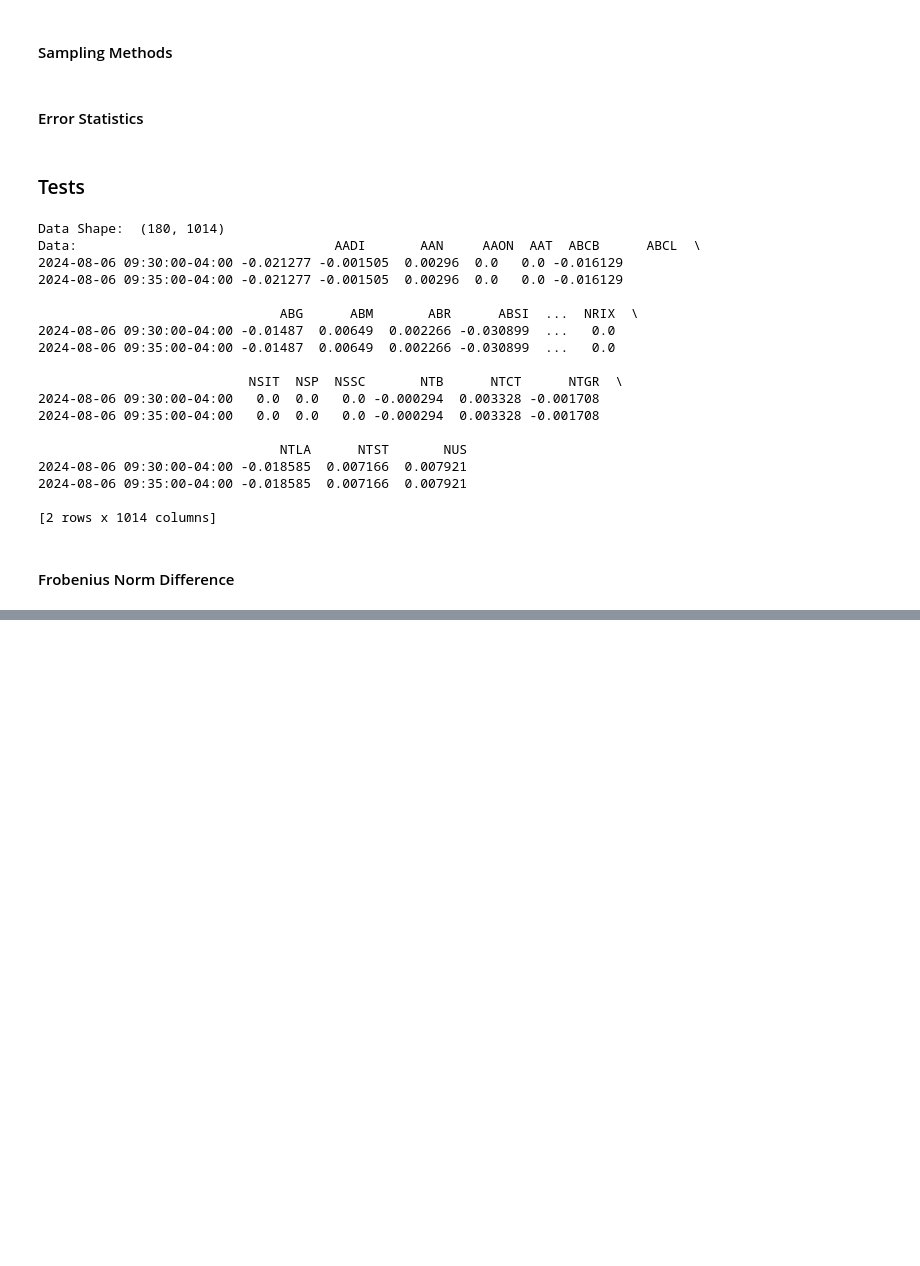
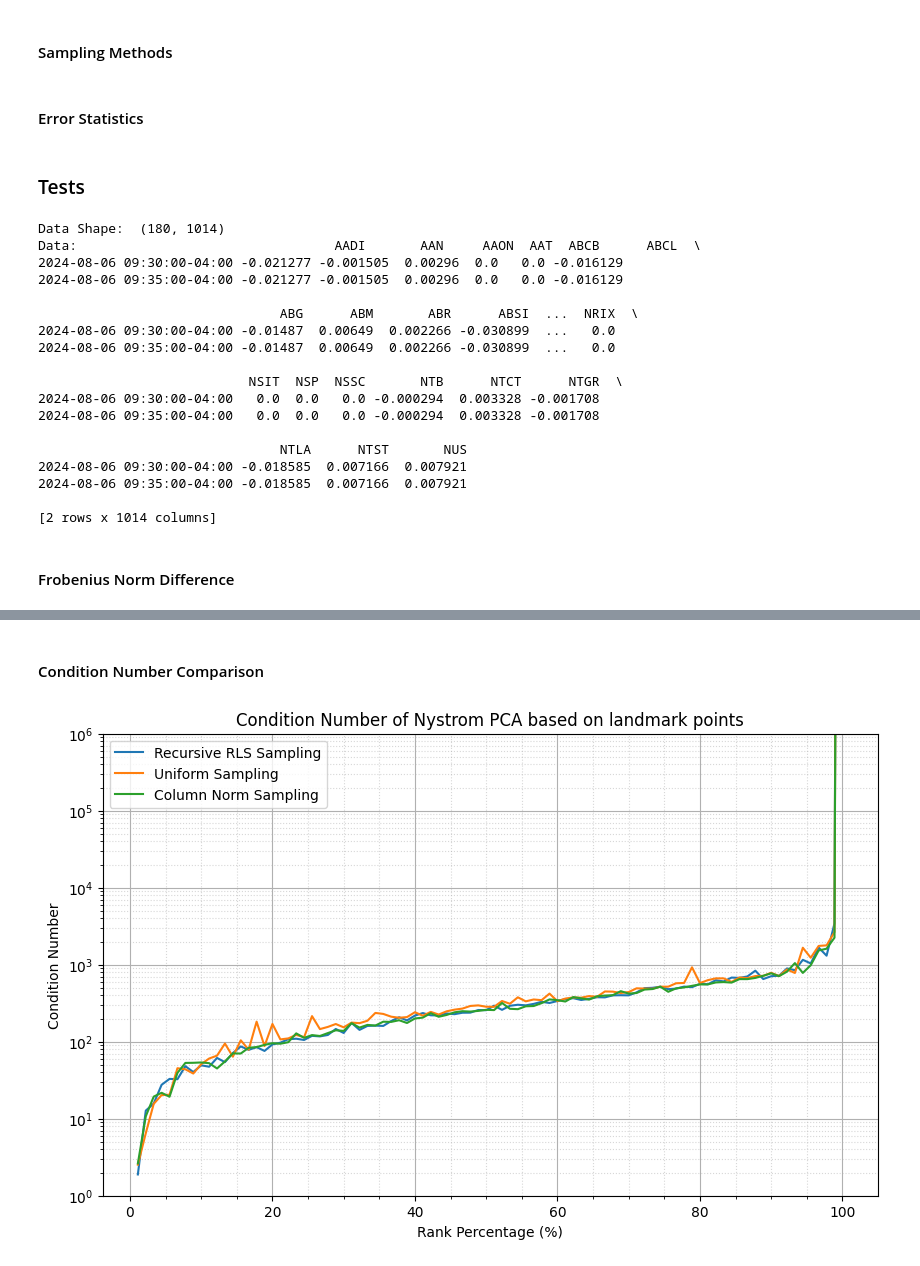
Before and after one commit to arisylafeta/nystrom-finance, a Jupyter notebook: dissertation-final.ipynb, the cells around one changed output, grey strips where cells are left out. Saved outputs shown, nothing was run; the diff lists cells and outputs as text; code cells hidden in the pictures; blank space fills up the shorter version.

```diff
--- a/dissertation-final.ipynb
+++ b/dissertation-final.ipynb
@@ -482,0 +575,77 @@ plot_spectral_differences(ranks, spectral_diffs)
+# %% [markdown]
+#### Condition Number Comparison
+# %%
+def condition_number_test(X, rank_start=2, rank_end=180, step=2):
+    """
+    Test the condition number of Nystrom PCA for different sampling methods and ranks.
+
+    Parameters:
+    X (numpy.ndarray): The input data matrix.
+    rank_start (int): The starting rank for testing.
+    rank_end (int): The ending rank for testing.
+    step (int): The step size for ranks.
+
+    Returns:
+    numpy.ndarray: Array of ranks tested.
+    dict: Dictionary with sampling methods as keys and lists of condition numbers as values.
+    """
+    n, d = X.shape
+    ranks = np.arange(rank_start, min(rank_end, d, n) + 1, step)
+
+    sampling_methods = {
+        'Recursive RLS Sampling': recursive_rls_sample,
+        'Uniform Sampling': uniform_random_sample,
+        'Column Norm Sampling': column_norm_sample
+    }
+
+    condition_numbers = {method: [] for method in sampling_methods}
+
+    for r in ranks:
+        for method_name, method_func in sampling_methods.items():
+            indices = method_func(X, num_landmarks=r)
+            eigenvalues, eigenvectors = nystrom_pca(X, indices, r)
+
+            # Compute condition number (ratio of largest to smallest eigenvalue)
+            condition_number = np.max(eigenvalues) / np.min(eigenvalues)
+
+            condition_numbers[method_name].append(condition_number)
+
+    return ranks, condition_numbers
+
+def plot_condition_numbers(ranks, condition_numbers):
+    """
+    Plot the condition numbers for different sampling methods against rank percentage.
+
+    Parameters:
+    ranks (numpy.ndarray): The array of ranks tested.
+    condition_numbers (dict): A dictionary with sampling methods as keys and lists of
+                              condition numbers as values.
+    """
+    plt.figure(figsize=(10, 6))
+    for method_name, cond_nums in condition_numbers.items():
+        rank_percentage = ranks / np.max(ranks) * 100  # Rank as a percentage of max rank
+        plt.plot(rank_percentage, cond_nums, label=method_name)
+
+    plt.xlabel('Rank Percentage (%)')
+    plt.ylabel('Condition Number')
+    plt.title('Condition Number of Nystrom PCA based on landmark points')
+    plt.legend()
+    plt.grid(True)
+
+    # Set y-axis to logarithmic scale
+    plt.yscale('log')
+
+    # Set y-axis limits to focus on lower end
+    plt.ylim(bottom=1, top=1e6)  # Adjust these values as needed
+
+    # Add minor grid lines for better readability
+    plt.minorticks_on()
+    plt.grid(which='minor', linestyle=':', alpha=0.5)
+
+    plt.show()
+
+# Perform the condition number test and plot the results
+ranks, condition_numbers = condition_number_test(X, rank_start=2, rank_end=180)
+plot_condition_numbers(ranks, condition_numbers)
+# %% [output]
+[figure, added]
```
Also changed, not shown: parts of 11 cells of this notebook, 26 other files.
